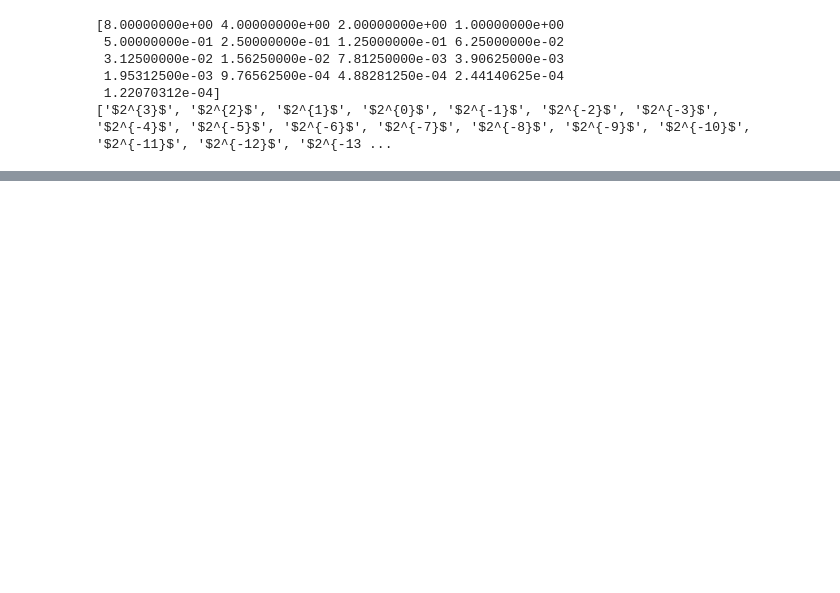
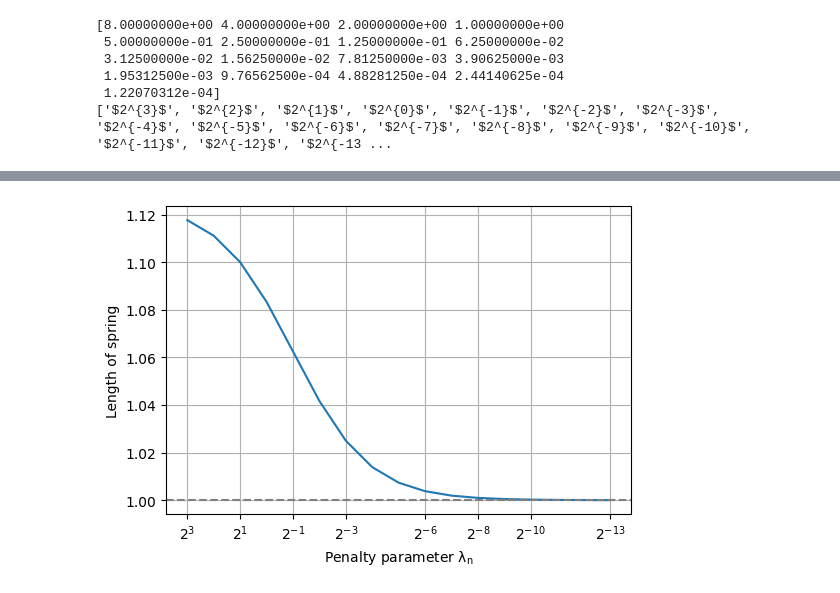
Before and after one commit to KOS-UJ/Spring-Rods-System-Approximation, a Jupyter notebook: experiments/convergence_result.ipynb, the cells around one changed output, grey strips where cells are left out. Cells and saved outputs as stored; diff of their text form; code cells hidden in the pictures; blank space fills up the shorter version.

```diff
--- a/experiments/convergence_result.ipynb
+++ b/experiments/convergence_result.ipynb
@@ -168,0 +164,13 @@ plot_displacements_and_stress(model, zip(displacement, stress), penal_params_lab
+# %%
+plt.plot([model.spring_len - s[0] + s[1] for s in spring_ends])
+
+x_ticks = np.linspace(0, len(penal_params) - 1, 8, dtype=int)
+plt.xticks(x_ticks, np.array(penal_params_labels)[x_ticks])
+
+plt.axhline(y=model.spring_len, color='gray', linestyle='--')
+
+plt.xlabel('Penalty parameter $\lambda_n$')
+plt.ylabel('Length of spring')
+plt.savefig(f'plots/convergence_results/convergence_spring_length_{experiment_idx}.png', bbox_inches='tight')
+# %% [output]
+[figure, added]
```
Also changed, not shown: parts of 5 cells of this notebook, 2 other files.
